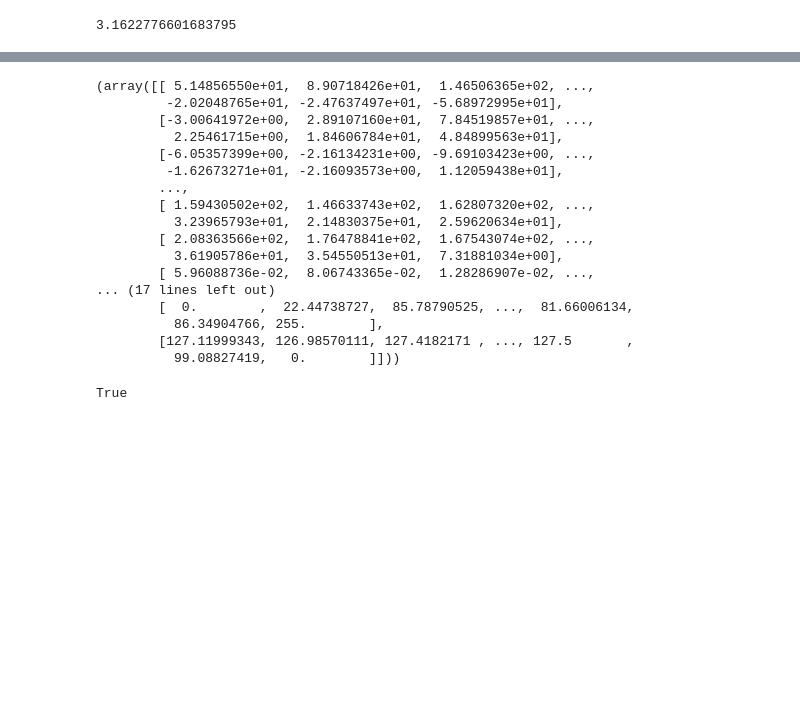
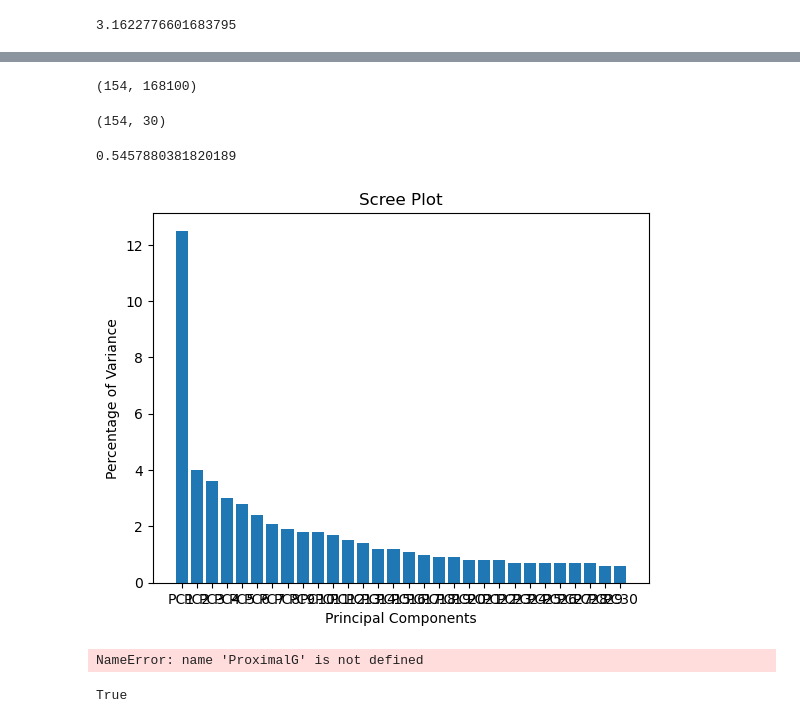
Before and after one commit to aliciaamaliaalvarezmon/SynthesisEmotions, a Jupyter notebook: Notebook/3-texture cartoon decomposition-Copy1.ipynb, the cells around one changed output, grey strips where cells are left out. Drawn from its saved outputs; the diff is of its cells as text; code cells hidden in the pictures; blank space fills up the shorter version.

```diff
--- a/Notebook/3-texture cartoon decomposition-Copy1.ipynb
+++ b/Notebook/3-texture cartoon decomposition-Copy1.ipynb
@@ -269,0 +386,3 @@ def cartoonTexture_grey(input_image, landa, nb_iter_max=1000, tau=0.35, sigma=0.
+# %%
+my_data_forPCA2 = pd.read_csv('imtexturearray.csv',header = None)
+my_data_forPCA2
@@ -269,0 +403,31 @@ def cartoonTexture_grey(input_image, landa, nb_iter_max=1000, tau=0.35, sigma=0.
+# %%
+from sklearn.preprocessing import StandardScaler
+std_scaler = StandardScaler()
+scaled_landDiff = std_scaler.fit_transform(my_data_forPCA2)
+scaled_landDiff.shape
+# %% [output]
+(154, 168100)
+# %%
+from sklearn.decomposition import PCA
+pca = PCA(n_components=30)
+pca.fit_transform(scaled_landDiff)
+b_texture = pca.fit_transform(scaled_landDiff)
+b_texture.shape #
+# %% [output]
+(154, 30)
+# %%
+print(sum(pca.explained_variance_ratio_))
+# %% [output]
+0.5457880381820189
+# %%
+b_texture
+pca_var=np.round(pca.explained_variance_ratio_* 100, decimals=1 )
+labels = ['PC'+ str(s) for s in range(1, len(pca_var)+1)]
+
+plt.bar(x= range(1, len(pca_var)+1), height = pca_var, tick_label= labels)
+plt.ylabel("Percentage of Variance")
+plt.xlabel("Principal Components")
+plt.title("Scree Plot")
+plt.show()
+# %% [output]
+[figure, added]
@@ -270,25 +437,9 @@ def cartoonTexture_grey(input_image, landa, nb_iter_max=1000, tau=0.35, sigma=0.
 # %%
-cartoon, texture = cartoonTexture_grey(img, 0.1, 50, 0.35, 0.35, 1.0, 0)
+cartoon, texture = cartoonTexture_grey(img, 0.7, 50, 0.35, 0.35, 1.0, 0)
 
 cartoon, img, texture
 # %% [output]
-(array([[ 5.14856550e+01,  8.90718426e+01,  1.46506365e+02, ...,
-         -2.02048765e+01, -2.47637497e+01, -5.68972995e+01],
-        [-3.00641972e+00,  2.89107160e+01,  7.84519857e+01, ...,
-          2.25461715e+00,  1.84606784e+01,  4.84899563e+01],
-        [-6.05357399e+00, -2.16134231e+00, -9.69103423e+00, ...,
-         -1.62673271e+01, -2.16093573e+00,  1.12059438e+01],
-        ...,
-        [ 1.59430502e+02,  1.46633743e+02,  1.62807320e+02, ...,
-          3.23965793e+01,  2.14830375e+01,  2.59620634e+01],
-        [ 2.08363566e+02,  1.76478841e+02,  1.67543074e+02, ...,
-          3.61905786e+01,  3.54550513e+01,  7.31881034e+00],
-        [ 5.96088736e-02,  8.06743365e-02,  1.28286907e-02, ...,
-... (17 lines left out)
-        [  0.        ,  22.44738727,  85.78790525, ...,  81.66006134,
-          86.34904766, 255.        ],
-        [127.11999343, 126.98570111, 127.4182171 , ..., 127.5       ,
-          99.08827419,   0.        ]]))
+NameError: name 'ProximalG' is not defined
 # %%
 Hori = np.concatenate((cartoon, texture), axis=1)
 cv2.imshow('Cartoon Texture', Hori)
```
Also changed, not shown: parts of 31 cells of this notebook, 2 other files.
